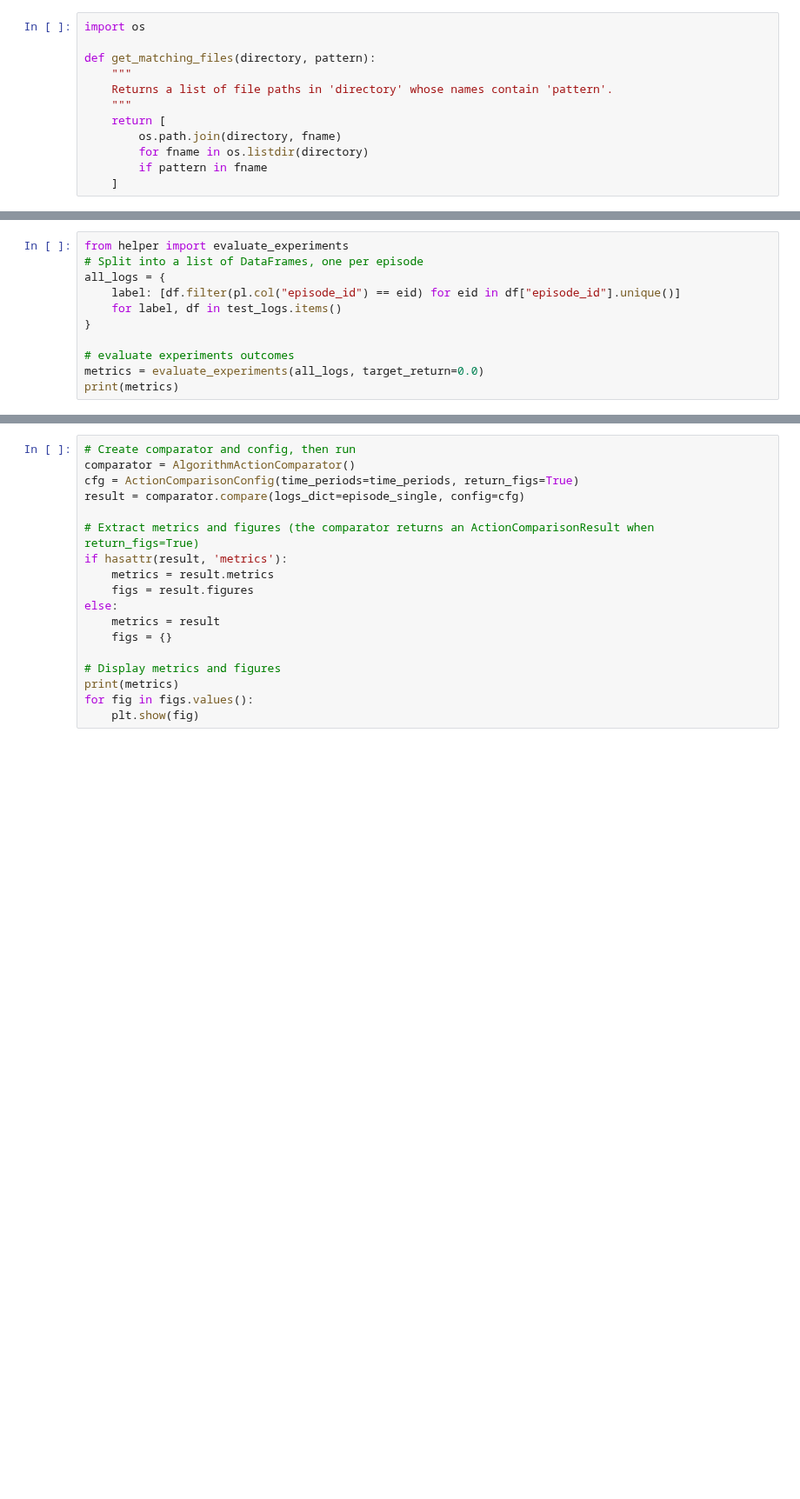
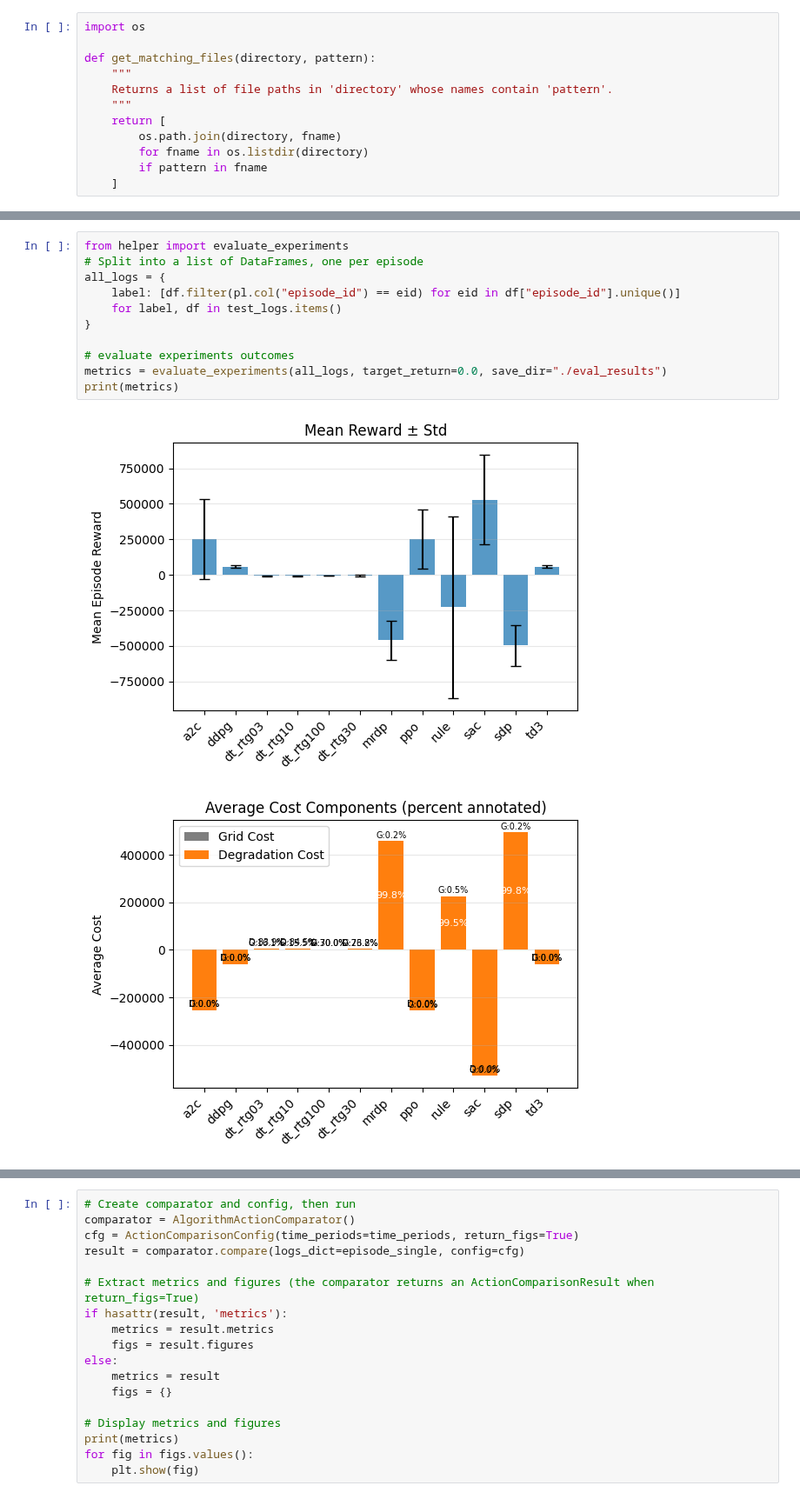
Before and after one commit to mrvictoru/energydecision, a Jupyter notebook: test_eval.ipynb, the cells around one changed output, grey strips where cells are left out. Shown at 87% size. Saved outputs shown, nothing was run; the diff lists cells and outputs as text; blank space fills up the shorter version.

Commit message:
modify helper and eval notebook to make output figure visually easier to understand

```diff
--- a/test_eval.ipynb
+++ b/test_eval.ipynb
@@ -65,11 +80,14 @@ print("Skipped files:", skipped)
 # %%
 from helper import evaluate_experiments
 # Split into a list of DataFrames, one per episode
 all_logs = {
     label: [df.filter(pl.col("episode_id") == eid) for eid in df["episode_id"].unique()]
     for label, df in test_logs.items()
 }
 
 # evaluate experiments outcomes
-metrics = evaluate_experiments(all_logs, target_return=0.0)
+metrics = evaluate_experiments(all_logs, target_return=0.0, save_dir="./eval_results")
 print(metrics)
+# %% [output]
+[figure, added]
+[figure, added]
```
Also changed, not shown: parts of 6 cells of this notebook, 2 other files.
